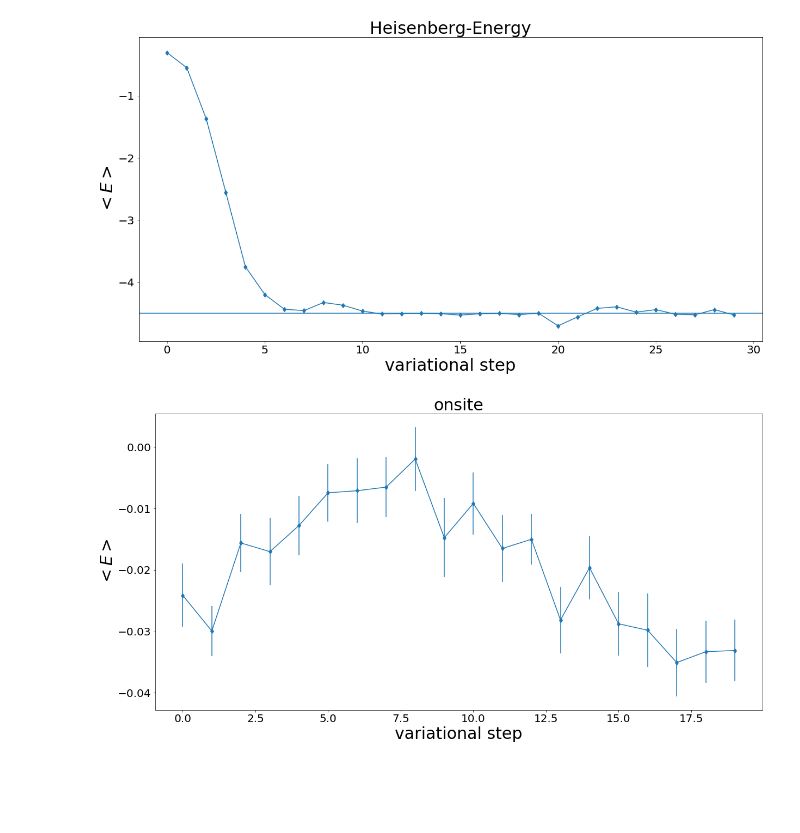
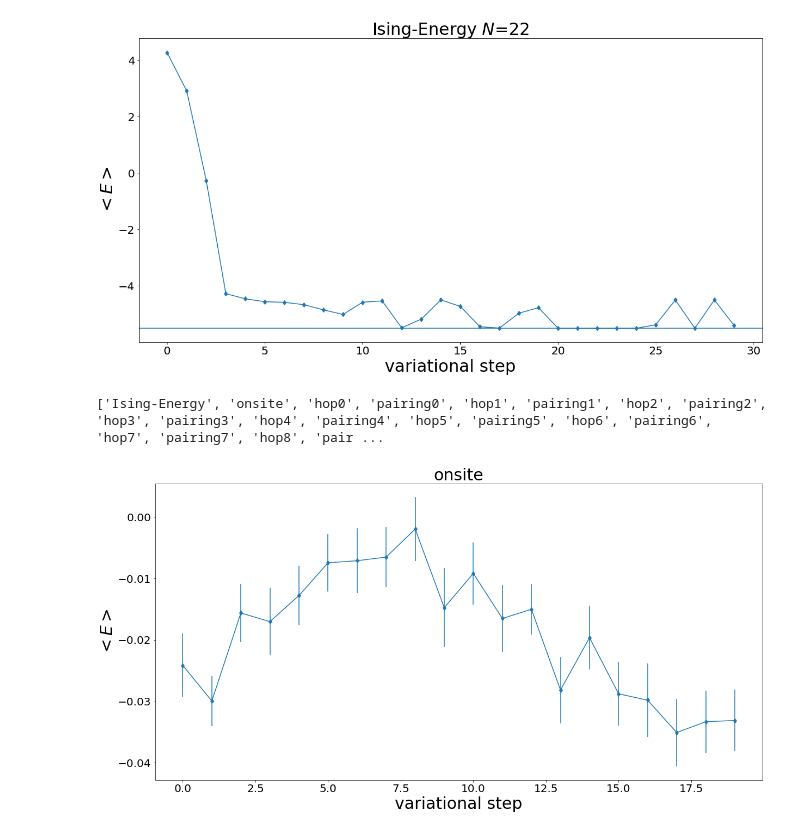
Before and after one commit to jimlambert/heisenberg_vmc, a Jupyter notebook: scripts/ObservablesAnalysis.ipynb, the cells around one changed output. Drawn from its saved outputs; the diff is of its cells as text; code cells hidden in the pictures; blank space fills up the shorter version.

```diff
--- a/scripts/ObservablesAnalysis.ipynb
+++ b/scripts/ObservablesAnalysis.ipynb
@@ -9,18 +9,20 @@ header, obsAve, obsErr = an.ProcessDataFiles(files, True)
 # %%
 fs = 30
 ls = 20
 plt.figure(figsize=(20,10))
 #plt.plot(np.arange(0, len(obsAve[0])), obsAve[0], '.')
 plt.errorbar(np.arange(0, len(obsAve[0])), obsAve[0], yerr=obsErr[0], marker="d")
 plt.xlabel("variational step", fontsize=fs)
 plt.ylabel("$<E>$", fontsize=fs)
-plt.title(header[0], fontsize=fs)
-plt.axhline(y=-4.5)
+plt.title(header[0]+" $N$=22", fontsize=fs)
+plt.axhline(y=-5.5)
 plt.tick_params(axis='both', which='major', labelsize=ls)
-plt.savefig("n10energy_ising.pdf")
+#plt.savefig("n22heis_energy.pdf")
 plt.show()
+print(header)
 # %% [output]
-[figure, old version]
+[figure, new version]
+['Ising-Energy', 'onsite', 'hop0', 'pairing0', 'hop1', 'pairing1', 'hop2', 'pairing2', 'hop3', 'pairing3', 'hop4', 'pairing4', 'hop5', 'pairing5', 'hop6', 'pairing6', 'hop7', 'pairing7', 'hop8', 'pair ...
 # %%
 index=1
 plt.figure(figsize=(20,10))
```
Also changed, not shown: parts of 1 cell of this notebook, 35 other files.
